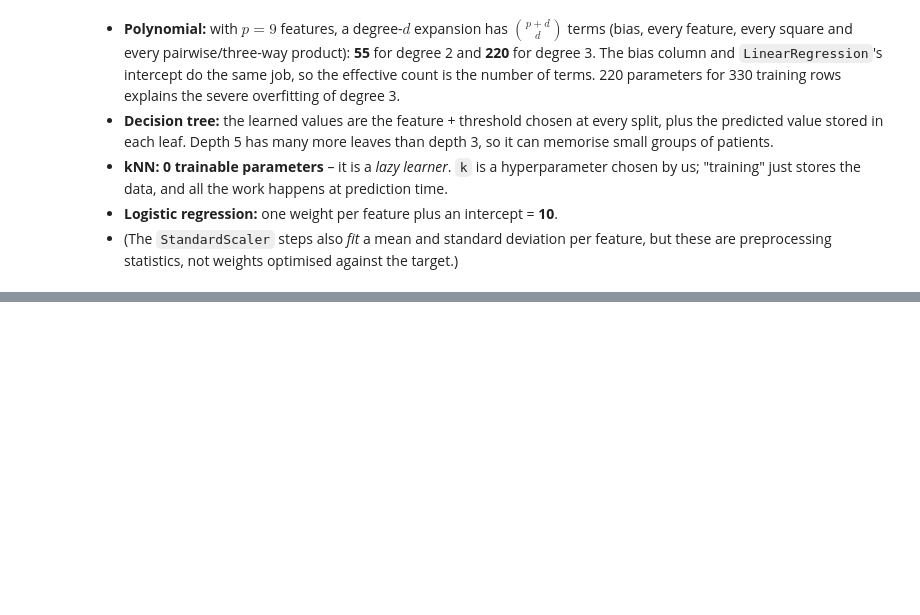
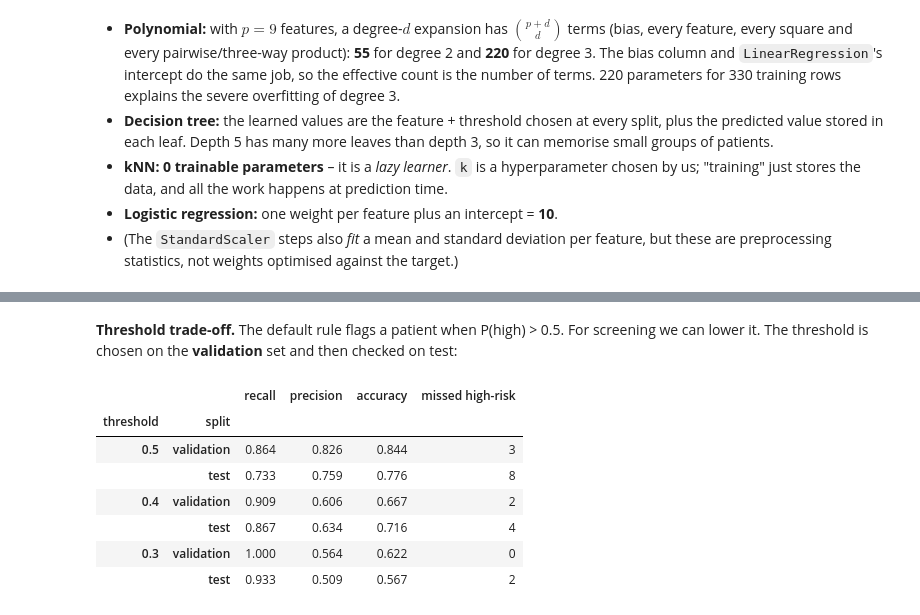
Before and after one commit to Namypark/diabetes-progression-lab2, a Jupyter notebook: lab2_diabetes.ipynb, the cells around one changed output, grey strips where cells are left out. Saved outputs shown, nothing was run; the diff lists cells and outputs as text; code cells hidden in the pictures; blank space fills up the shorter version.

```diff
--- a/lab2_diabetes.ipynb
+++ b/lab2_diabetes.ipynb
@@ -1086,0 +1133,22 @@ First 12 degree-2 terms: ['1' 'age' 'sex' 'bmi' 'bp' 'ldl' 'hdl' 'tch' 'ltg' 'gl
+# %% [markdown]
+**Threshold trade-off.** The default rule flags a patient when P(high) > 0.5. For screening we can
+lower it. The threshold is chosen on the **validation** set and then checked on test:
+# %%
+val_proba = best_log_model.predict_proba(X_val_mv)[:, 1]
+rows = []
+for t in [0.5, 0.4, 0.3]:
+    for split, y_true, proba in [("validation", y_val_cls, val_proba), ("test", y_test_cls, log_test_proba)]:
+        pred = (proba > t).astype(int)
+        rows.append({"threshold": t, "split": split, "recall": recall_score(y_true, pred),
+                     "precision": precision_score(y_true, pred), "accuracy": accuracy_score(y_true, pred),
+                     "missed high-risk": int(((y_true == 1) & (pred == 0)).sum())})
+pd.DataFrame(rows).set_index(["threshold", "split"]).round(3)
+# %% [output]
+|  |  | recall | precision | accuracy | missed high-risk |
+| threshold | split |  |  |  |  |
+| 0.5 | validation | 0.864 | 0.826 | 0.844 | 3 |
+|  | test | 0.733 | 0.759 | 0.776 | 8 |
+| 0.4 | validation | 0.909 | 0.606 | 0.667 | 2 |
+|  | test | 0.867 | 0.634 | 0.716 | 4 |
+| 0.3 | validation | 1.000 | 0.564 | 0.622 | 0 |
+|  | test | 0.933 | 0.509 | 0.567 | 2 |
```
Also changed, not shown: parts of 5 cells of this notebook.
